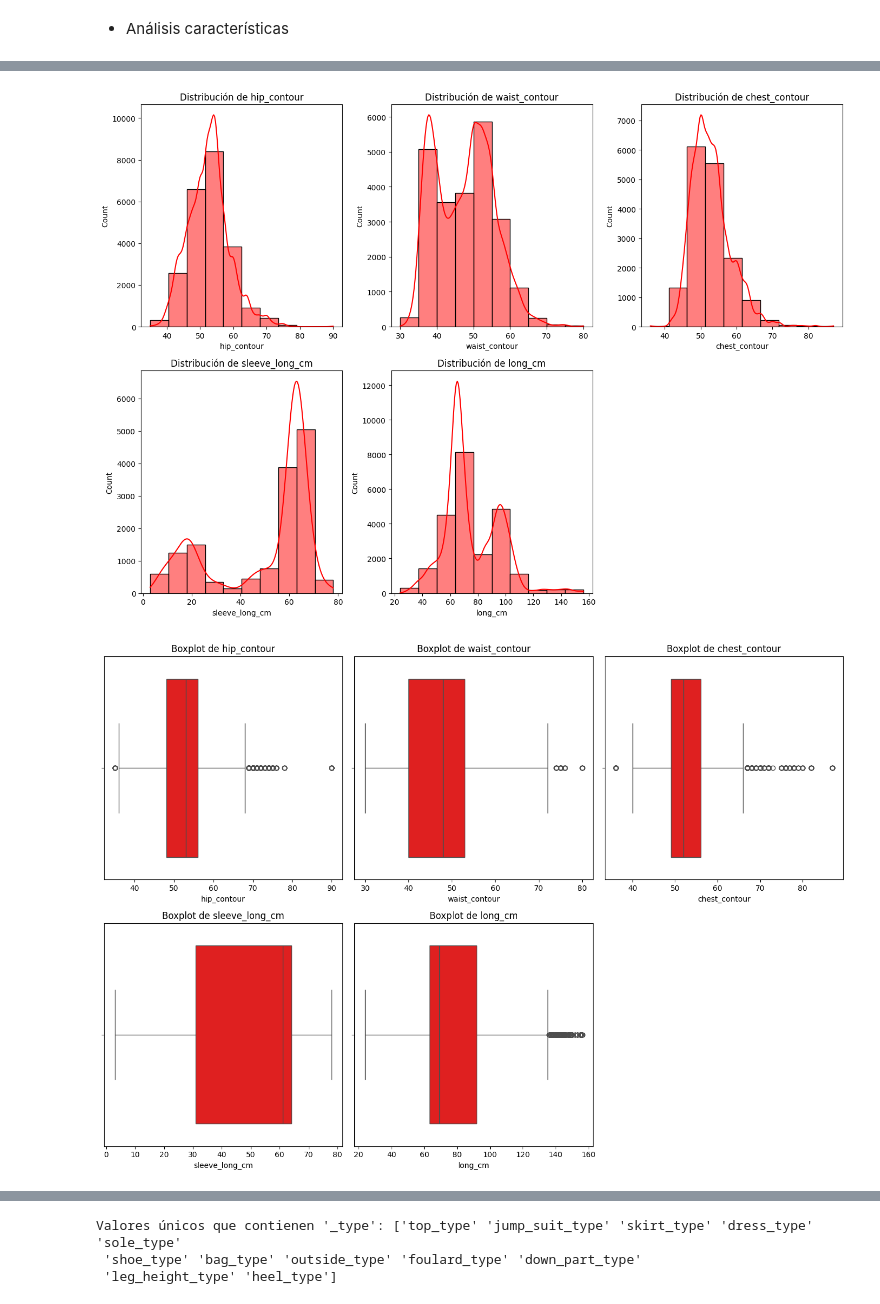
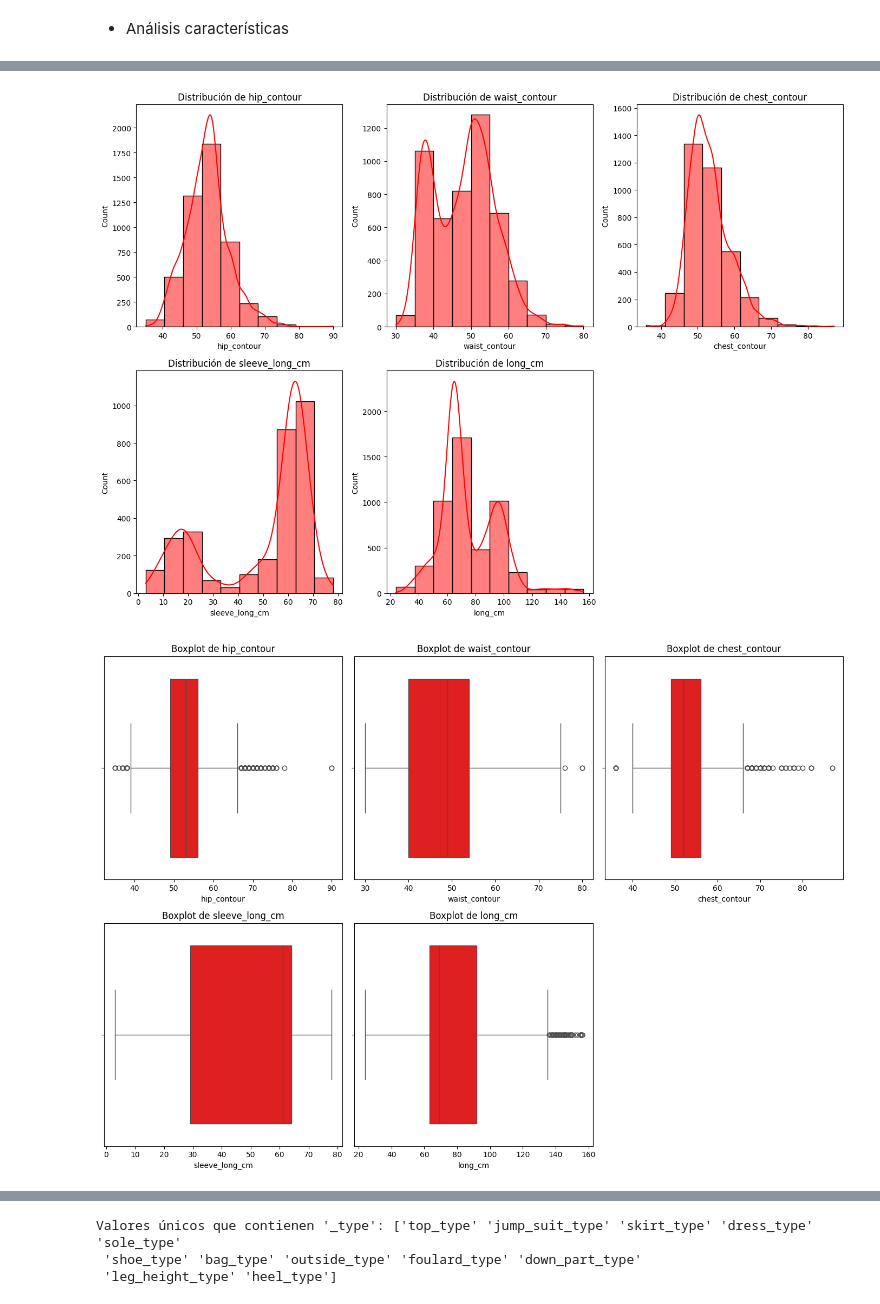
Before and after one commit to xaabizulu/24_25_3_R10_Verde_Oscuro, a Jupyter notebook: 01-Preprocesamiento.ipynb, the cells around one changed output, grey strips where cells are left out. Drawn from its saved outputs; the diff is of its cells as text; code cells hidden in the pictures.

```diff
--- a/01-Preprocesamiento.ipynb
+++ b/01-Preprocesamiento.ipynb
@@ -116,7 +116,7 @@ df_final['family_id'].nunique()
 # %%
 warnings.filterwarnings(action='ignore')
 
-columnas_base = ['id_variant', 'id', 'title', 'season', 'hexadecimal', 'name', 'lookiero','family_id']
+columnas_base = ['id_variant', 'id', 'title', 'season', 'hexadecimal', 'name','family_id'] #'lookiero'
 columnas_caracteristicas = ['id_variant', 'name_drop', 'value']
 
 # Extraer las filas únicas por 'id_variant'
@@ -144,4 +143,0 @@ df_resultado.head()
-# %%
-# Extraer solo la talla (por ejemplo, "S") de la columna 'lookiero'
-df_resultado['lookiero'] = df_resultado['lookiero'].apply(lambda x: re.search(r'"size":\s*"(.*?)"', x).group(1) if isinstance(x, str) else x)
-df_resultado.rename(columns={'lookiero': 'size_lookiero', 'name':'brand'}, inplace=True)
@@ -156,0 +146,7 @@ df_resultado.head()
+# %%
+df_resultado['id_hex'] = df_resultado['id'] + "_" + df_resultado['hexadecimal']
+
+df_resultado2 = df_resultado.drop_duplicates(subset='id_hex')
+
+# Mostrar el resultado
+print(df_resultado2.head())
@@ -325,17 +329,17 @@ Valores únicos de 'season': [8 7 9]
 Los valores únicos de 'weather' y 'season' no son los mismos.
 # %%
 # Normalizar los valores en la columna 'weather' dentro de 'caracteristicas'
-df_resultado['caracteristicas'] = df_resultado['caracteristicas'].apply(
+df_resultado2['caracteristicas'] = df_resultado2['caracteristicas'].apply(
     lambda x: {**x, 'weather': 'cold' if x['weather'] == 'cold_season'
                           else 'warm' if x['weather'] == 'warm_season'
                           else x['weather']}
 )
 
 # Extraer nuevamente la columna 'weather' para verificar el cambio
-df_resultado['weather'] = df_resultado['caracteristicas'].apply(lambda x: x['weather'])
+df_resultado2['weather'] = df_resultado2['caracteristicas'].apply(lambda x: x['weather'])
 
 # Verificar los valores únicos después de la transformación
-print("Valores únicos actualizados de 'weather':", df_resultado['weather'].unique())
+print("Valores únicos actualizados de 'weather':", df_resultado2['weather'].unique())
 # %% [output]
 Valores únicos actualizados de 'weather': ['cold' 'warm']
 # %% [markdown]
@@ -396,8 +400,8 @@ for key in keys:
 ... (29 outputs left out)
 # %%
-df_features = pd.json_normalize(df_resultado['caracteristicas'])
+df_features = pd.json_normalize(df_resultado2['caracteristicas'])
 
-df_analysis = pd.concat([df_resultado.copy(), df_features], axis=1)
+df_analysis = pd.concat([df_resultado2.copy(), df_features], axis=1)
 
 # Análisis de características categóricas
 
@@ -409,32 +413,32 @@ categorical_features = ['finishing', 'adventurous', 'closing', 'weather', 'neck'
 
 numeric_features = ['hip_contour', 'waist_contour', 'chest_contour', 'sleeve_long_cm', 'long_cm']
 
 df_analysis[numeric_features] = df_analysis[numeric_features].apply(pd.to_numeric, errors='coerce')
 
 plt.figure(figsize=(14, 10))
 for i, feature in enumerate(numeric_features, 1):
     plt.subplot(2, 3, i)  # Crear subgráficos (2 filas, 3 columnas)
     sns.histplot(df_analysis[feature], kde=True, color='red', bins=10)
     plt.title(f'Distribución de {feature}', fontsize=12)
 
 plt.tight_layout()
 plt.show()
 
 plt.figure(figsize=(14, 10))
 for i, feature in enumerate(numeric_features, 1):
     plt.subplot(2, 3, i)  # Crear subgráficos (2 filas, 3 columnas)
     sns.boxplot(data=df_analysis, x=feature, color='red')
     plt.title(f'Boxplot de {feature}', fontsize=12)
 
 plt.tight_layout()
 plt.show()
 
 correlation_matrix = df_analysis[numeric_features].corr()
 
 plt.figure(figsize=(8, 6))
 sns.heatmap(correlation_matrix, annot=True, cmap='coolwarm', fmt='.2f', linewidths=0.5)
 plt.title('Matriz de correlación entre características numéricas', fontsize=14)
 plt.show()
 # %% [output]
-[figure, old version]
+[figure, new version]
-[figure, old version]
+[figure, new version]
```
Also changed, not shown: parts of 27 cells of this notebook, 1 other file.
